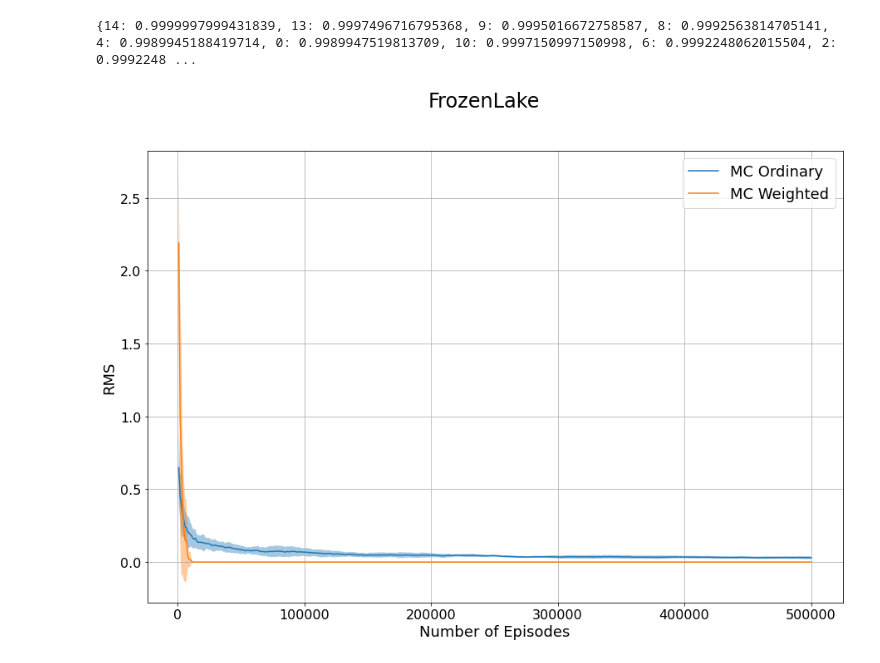
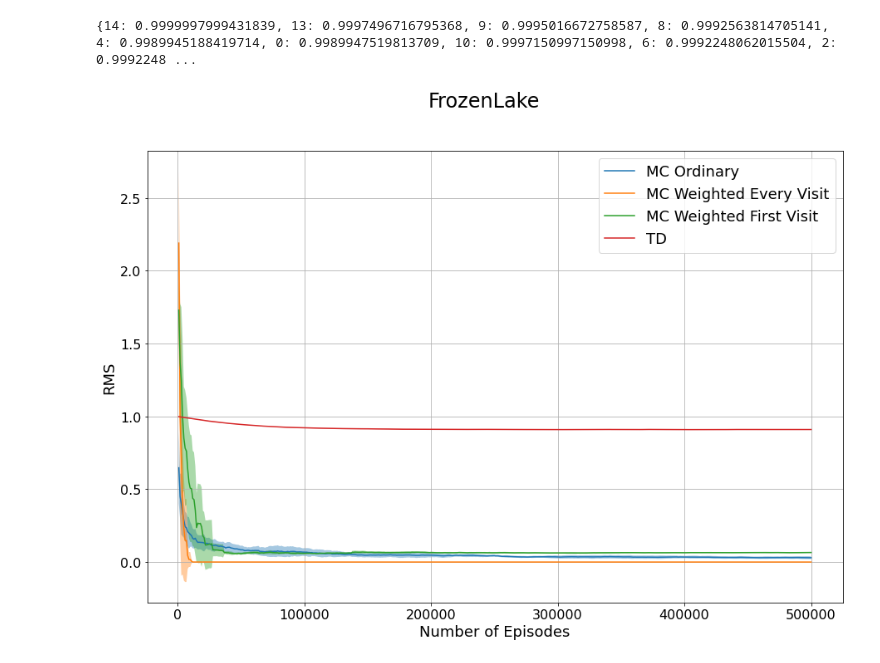
Before and after one commit to gersonfoks/rl2020-project, a Jupyter notebook: Plots.ipynb, the cells around one changed output. Drawn from its saved outputs; the diff is of its cells as text; code cells hidden in the pictures.

Commit message:
plots

```diff
--- a/Plots.ipynb
+++ b/Plots.ipynb
@@ -66,10 +66,10 @@ def make_plots(names,labels,title,baseline):
     plt.savefig(title+".png")
     plt.show()
 # %%
-names = ["./fl/mc_ordinary_fl_", "./fl/mc_weighted_fl_"]
-labels = ["MC Ordinary", "MC Weighted"]
+names = ["./fl/mc_ordinary_fl_", "./fl/mc_weighted_fl_", "./fl/mc_weighted_first_fl_", "./fl/td_fl_"]
+labels = ["MC Ordinary", "MC Weighted Every Visit", "MC Weighted First Visit", "TD"]
 title = "FrozenLake"
-make_plots(names,labels,title, baseline)
+make_plots(names,labels,title, get_baseline("./fl/mc_fl_"))
 # %% [output]
-[figure, old version]
+[figure, new version]
 # %%
```
Also changed, not shown: parts of 2 cells of this notebook, 5 other files.
